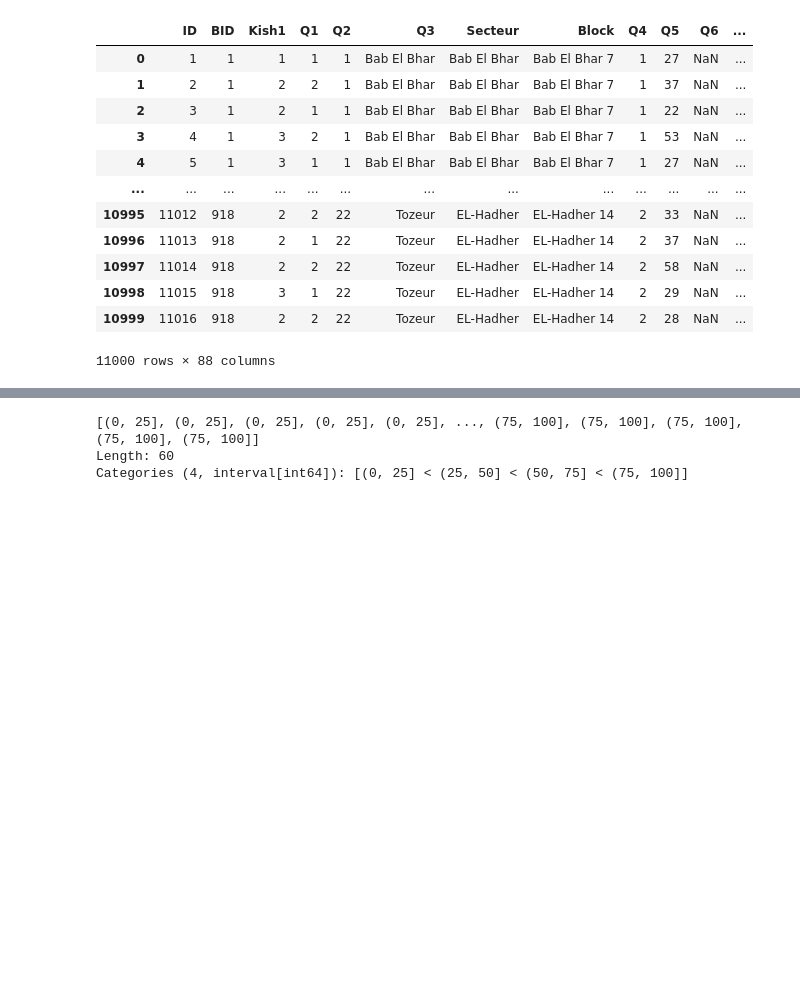
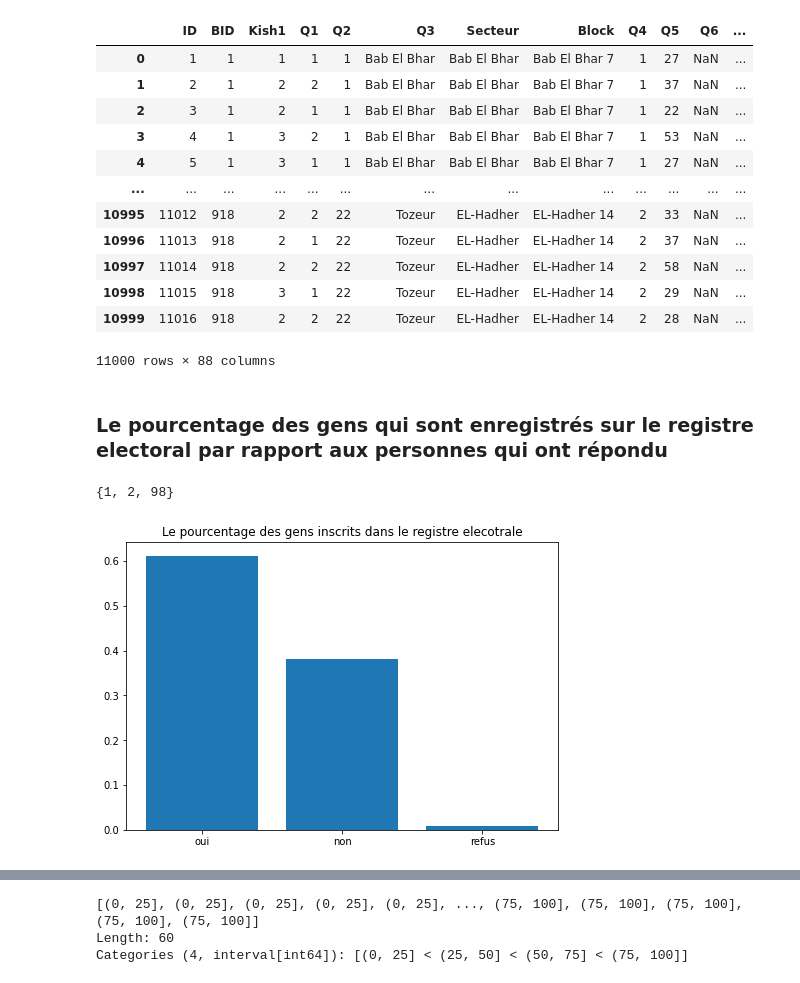
Before and after one commit to med-tz/elelction_Tunisie, a Jupyter notebook: Source.ipynb, the cells around one changed output, grey strips where cells are left out. Drawn from its saved outputs; the diff is of its cells as text; code cells hidden in the pictures; blank space fills up the shorter version.

```diff
--- a/Source.ipynb
+++ b/Source.ipynb
@@ -226,3 +227,21 @@ plt.title(varc)
 plt.subplot(1,2,2)
 copy[varc].value_counts(normalize=True).plot(kind='bar')
 plt.title(varc)
+# %% [markdown]
+### Le pourcentage des gens qui sont enregistrés sur le registre electoral par rapport aux personnes qui ont répondu
+# %%
+Base=pd.read_excel("/content/Base.xlsx")
+set(Base["Q12"])
+# %% [output]
+{1, 2, 98}
+# %%
+x=["oui","non","refus"]
+y=[Base[Base["Q12"]==1].count()[0],Base[Base["Q12"]==2].count()[0],Base[Base["Q12"]==98].count()[0]]
+y=y/sum(y)
+fig = plt.figure()
+ax = fig.add_axes([0,0,1,1])
+ax.bar(x,y)
+plt.title("Le pourcentage des gens inscrits dans le registre elecotrale")
+plt.show()
+# %% [output]
+[figure, added]
```
Also changed, not shown: parts of 17 cells of this notebook.
